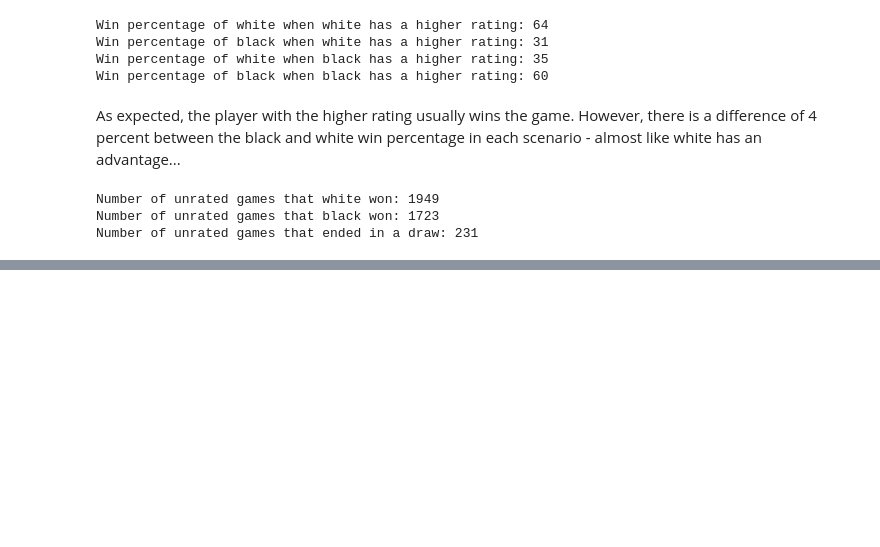
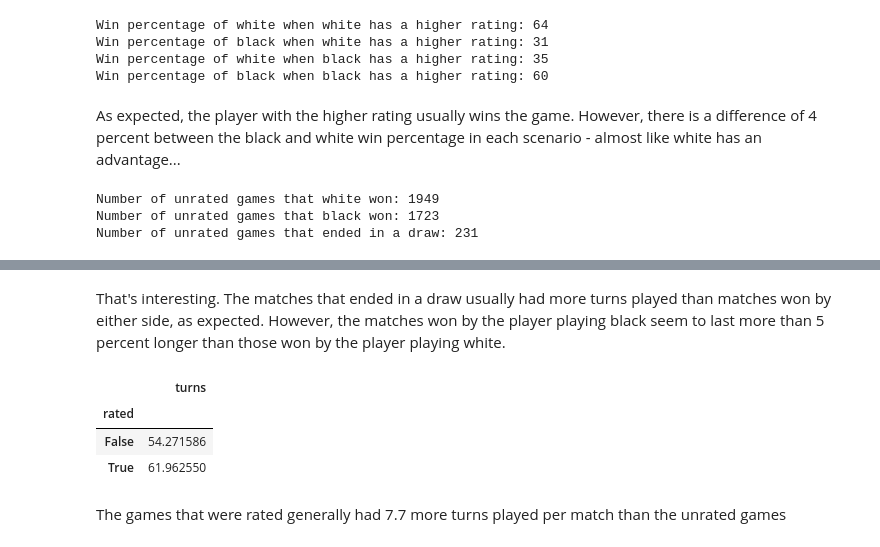
Before and after one commit to AgroRavager/ChessAnalysis, a Jupyter notebook: ChessMatchesTopics.ipynb, the cells around one changed output, grey strips where cells are left out. Saved outputs shown, nothing was run; the diff lists cells and outputs as text; code cells hidden in the pictures; blank space fills up the shorter version.

```diff
--- a/ChessMatchesTopics.ipynb
+++ b/ChessMatchesTopics.ipynb
@@ -69,0 +92,11 @@ plt.show()
+# %% [markdown]
+That's interesting. The matches that ended in a draw usually had more turns played than matches won by either side, as expected. However, the matches won by the player playing black seem to last more than 5 percent longer than those won by the player playing white.
+# %%
+games_df.groupby('rated').agg({'turns':'mean'})
+# %% [output]
+|  | turns |
+| rated |  |
+| False | 54.271586 |
+| True | 61.962550 |
+# %% [markdown]
+The games that were rated generally had 7.7 more turns played per match than the unrated games
```
Also changed, not shown: parts of 4 cells of this notebook.
